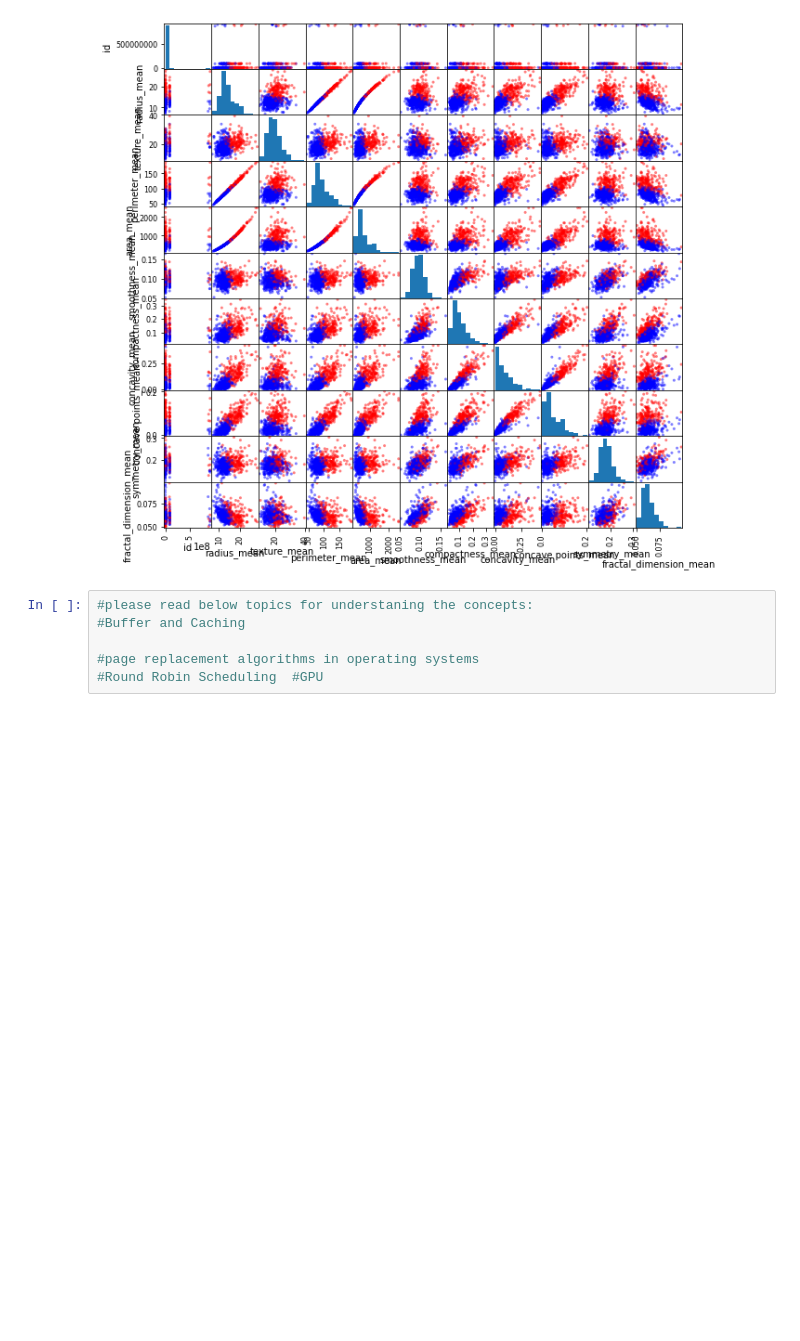
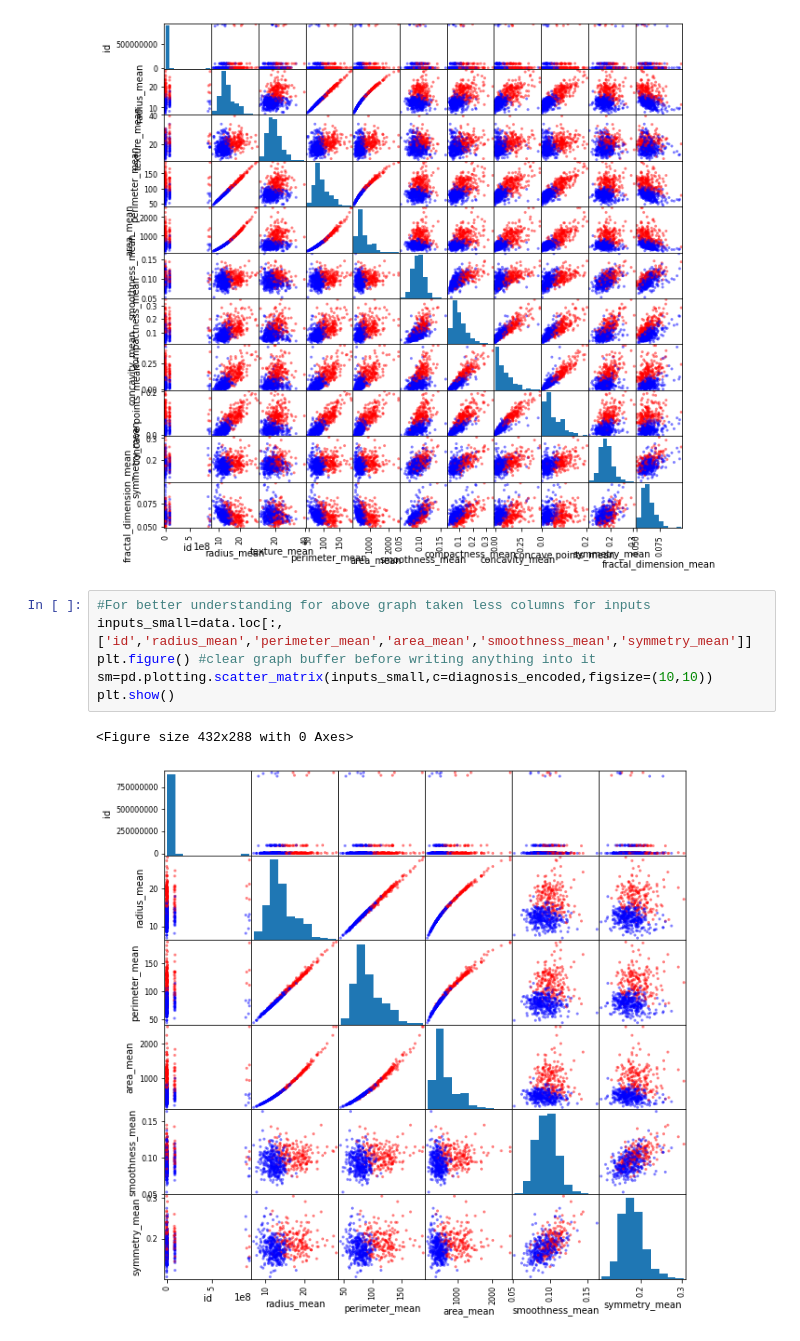
Before and after one commit to lellabhaskar/Tejasvini, a Jupyter notebook: 1p_Welcome_DS.ipynb, the cells around one changed output. Drawn from its saved outputs; the diff is of its cells as text; blank space fills up the shorter version.

```diff
--- a/1p_Welcome_DS.ipynb
+++ b/1p_Welcome_DS.ipynb
@@ -316,9 +322,12 @@ plt.show()
 # %% [output]
 <Figure size 432x288 with 0 Axes>
 [figure]
-# %%
-#please read below topics for understaning the concepts:
-#Buffer and Caching
-
-#page replacement algorithms in operating systems
-#Round Robin Scheduling  #GPU
+# %%
+#For better understanding for above graph taken less columns for inputs
+inputs_small=data.loc[:,['id','radius_mean','perimeter_mean','area_mean','smoothness_mean','symmetry_mean']]
+plt.figure() #clear graph buffer before writing anything into it
+sm=pd.plotting.scatter_matrix(inputs_small,c=diagnosis_encoded,figsize=(10,10))
+plt.show()
+# %% [output]
+<Figure size 432x288 with 0 Axes>
+[figure, added]
```
Also changed, not shown: parts of 4 cells of this notebook.
